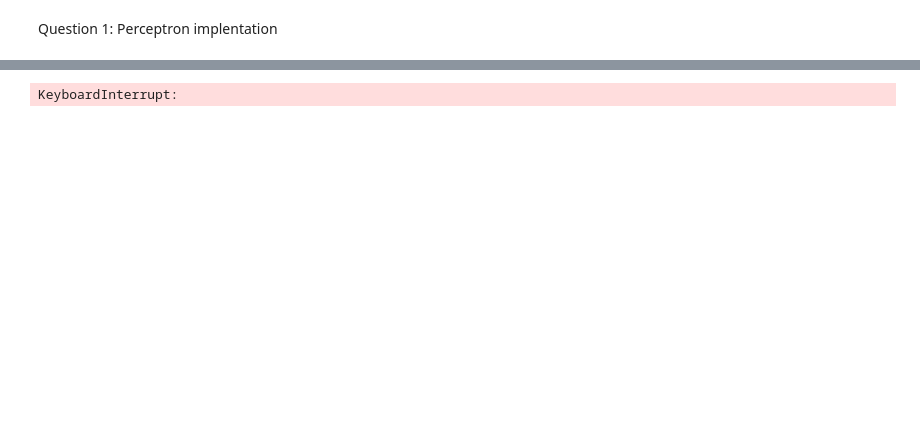
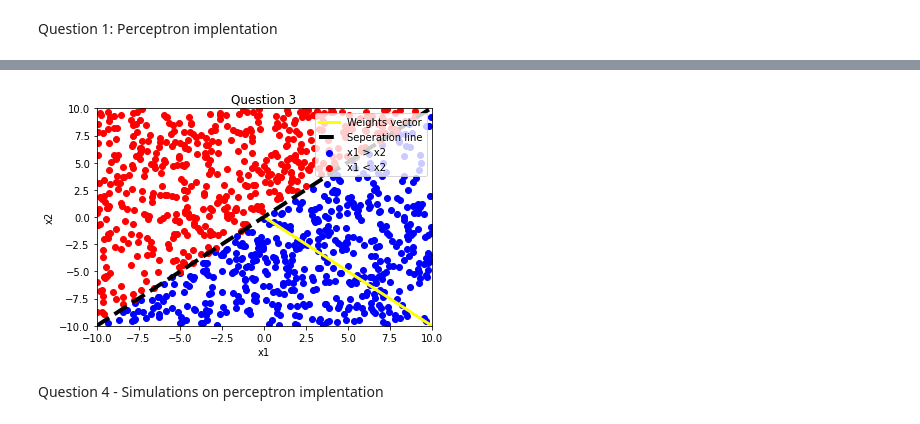
Before and after one commit to nadavWeisler/ComputationAndCognition, a Jupyter notebook: ex1/main.ipynb, the cells around one changed output, grey strips where cells are left out. Cells and saved outputs as stored; diff of their text form; code cells hidden in the pictures; blank space fills up the shorter version.

```diff
--- a/ex1/main.ipynb
+++ b/ex1/main.ipynb
@@ -4,5 +5,17 @@ import matplotlib.pyplot as plt
 # %% [markdown]
 Question 1: Perceptron implentation
+# %%
+def points_sign(point):
+    if(point[0] - point[1] > 0):
+        return 1
+    else:
+        return 0
+
+def get_tag(number):
+    if number > 0:
+        return 1
+    else:
+        return 0
 # %%
 def perceptron(points_matrix, tags_vector, weight_init=0):
     changed = True
@@ -10,7 +23,10 @@ def perceptron(points_matrix, tags_vector, weight_init=0):
     while changed:
         changed = False
         for idx, point in enumerate(points_matrix.T):
-            if np.sign(weight_vector @ point) * tags_vector[idx] <= 0:
-                weight_vector += tags_vector[idx] * point
-                changed = True
+          if get_tag(point @ weight_vector) != tags_vector[idx]:
+            if tags_vector[idx] == 0:
+              weight_vector -= point
+            else:
+              weight_vector += point
+            changed = True
     return weight_vector
@@ -44,22 +58,25 @@ plt.show()
 # %%
 weights = perceptron(points_matrix, tags, weight_init=1)
-# %% [output]
-KeyboardInterrupt:
 # %%
-sep_slope = -1/(weights[1]/weights[0])
-x_base, y_base = (-10,-10)
-y_of_x = (10-x_base)*sep_slope + y_base
+sepetation_incline = -1 / (weights[1] / weights[0])
+start_x, start_y = -10 , -10
+y_by_x_coefficient = (10 - start_x) * sepetation_incline + start_y
 # %%
 fig, ax = plt.subplots()
-ax.scatter(blues[0,:],blues[1,:], c='blue', label = 'x1>x2')
-ax.scatter(reds[0,:],reds[1,:], c='red', label = 'x1<x2')
-ax.plot([0,(weights/5)[0]],[0,(weights/5)[1]],
-        linewidth=3, c="black",label="w") # weights preserves its direction
-ax.plot([x_base,10],[y_base,y_of_x], c="gold", linewidth=4, label="linear sep", linestyle="--")
-ax.set_xlim(-11,11)
-ax.set_ylim(-11,11)
-ax.title.set_text("A Labelized 2-dim Data Satisfying\n the Binary Rule y=sgn(x1>x2)")
+ax.scatter(blues[0, :], blues[1, :], c='blue', label='x1 > x2')
+ax.scatter(reds[0, :], reds[1, :], c='red', label='x1 < x2')
+ax.plot([0, (weights)[0]], [0, (weights)[1]],
+        linewidth=3, c="yellow", label="Weights vector")
+ax.plot([start_x, 10], [start_y, y_by_x_coefficient], c="black",
+        linewidth=4, label="Seperation line", linestyle="--")
+ax.set_xlim(-10, 10)
+ax.set_ylim(-10, 10)
+ax.title.set_text("Question 3")
 ax.set_xlabel("x1")
 ax.set_ylabel("x2")
 plt.legend()
 plt.show()
+# %% [output]
+[figure, added]
+# %% [markdown]
+Question 4 - Simulations on perceptron implentation
```
Also changed, not shown: parts of 10 cells of this notebook, 2 other files.
